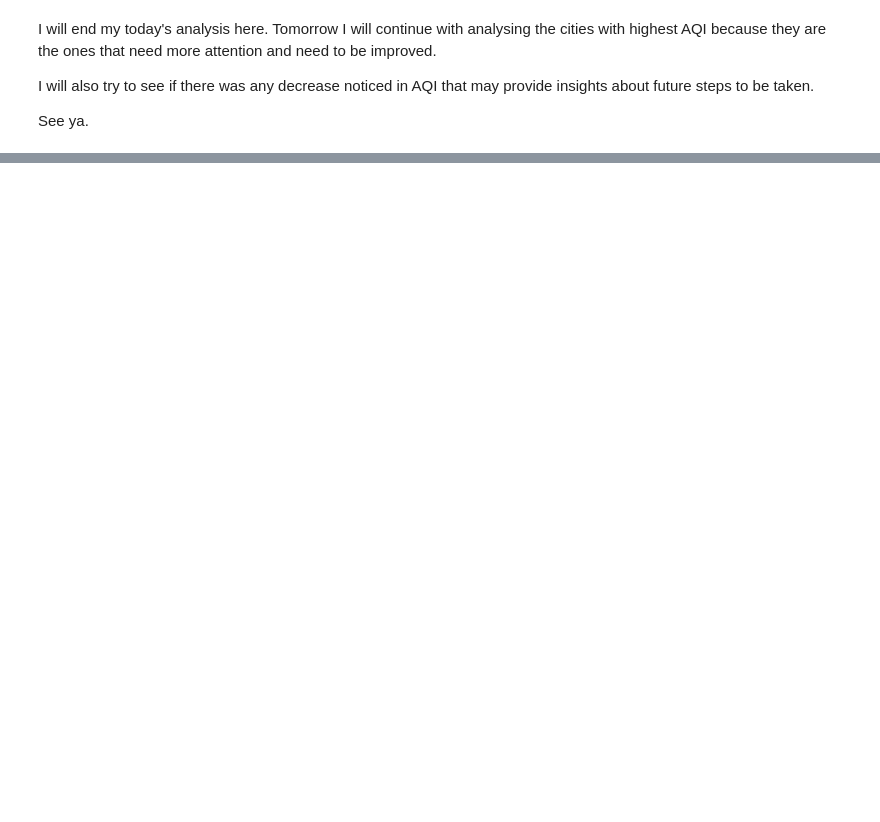
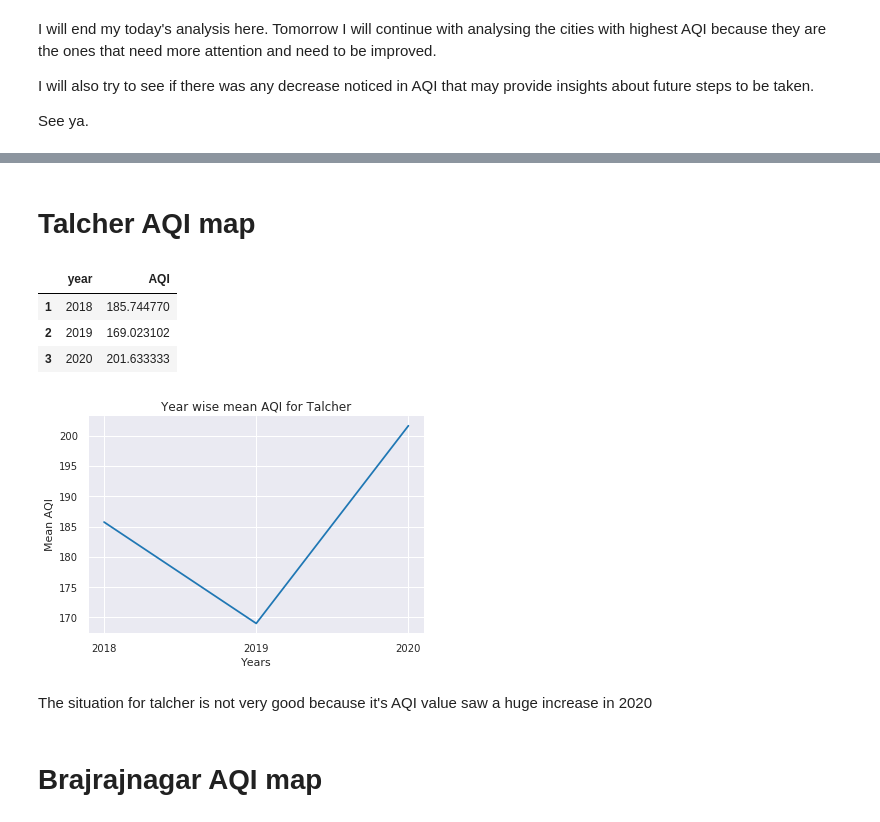
Before and after one commit to pratik-276/Infinite_Stories_with_Data, a Jupyter notebook: Air Quality Data India (2015-20)/Air Quality Data in India(2015-2020).ipynb, the cells around one changed output, grey strips where cells are left out. Cells and saved outputs as stored; diff of their text form; code cells hidden in the pictures; blank space fills up the shorter version.

```diff
--- a/Air Quality Data India (2015-20)/Air Quality Data in India(2015-2020).ipynb
+++ b/Air Quality Data India (2015-20)/Air Quality Data in India(2015-2020).ipynb
@@ -119,0 +172,24 @@ See ya.
+# %% [markdown]
+# Talcher AQI map
+# %%
+talcher = data[data['City']=='Talcher']
+data_by_year = talcher.groupby('year')['AQI'].mean().reset_index().dropna()
+data_by_year.head()
+# %% [output]
+|  | year | AQI |
+| 1 | 2018 | 185.744770 |
+| 2 | 2019 | 169.023102 |
+| 3 | 2020 | 201.633333 |
+# %%
+plt.plot(data_by_year['year'], data_by_year['AQI'])
+plt.xticks(data_by_year['year'].tolist())
+plt.title('Year wise mean AQI for Talcher')
+plt.xlabel('Years')
+plt.ylabel('Mean AQI')
+plt.show()
+# %% [output]
+[figure, added]
+# %% [markdown]
+The situation for talcher is not very good because it's AQI value saw a huge increase in 2020
+# %% [markdown]
+# Brajrajnagar AQI map
```
Also changed, not shown: parts of 27 cells of this notebook.
